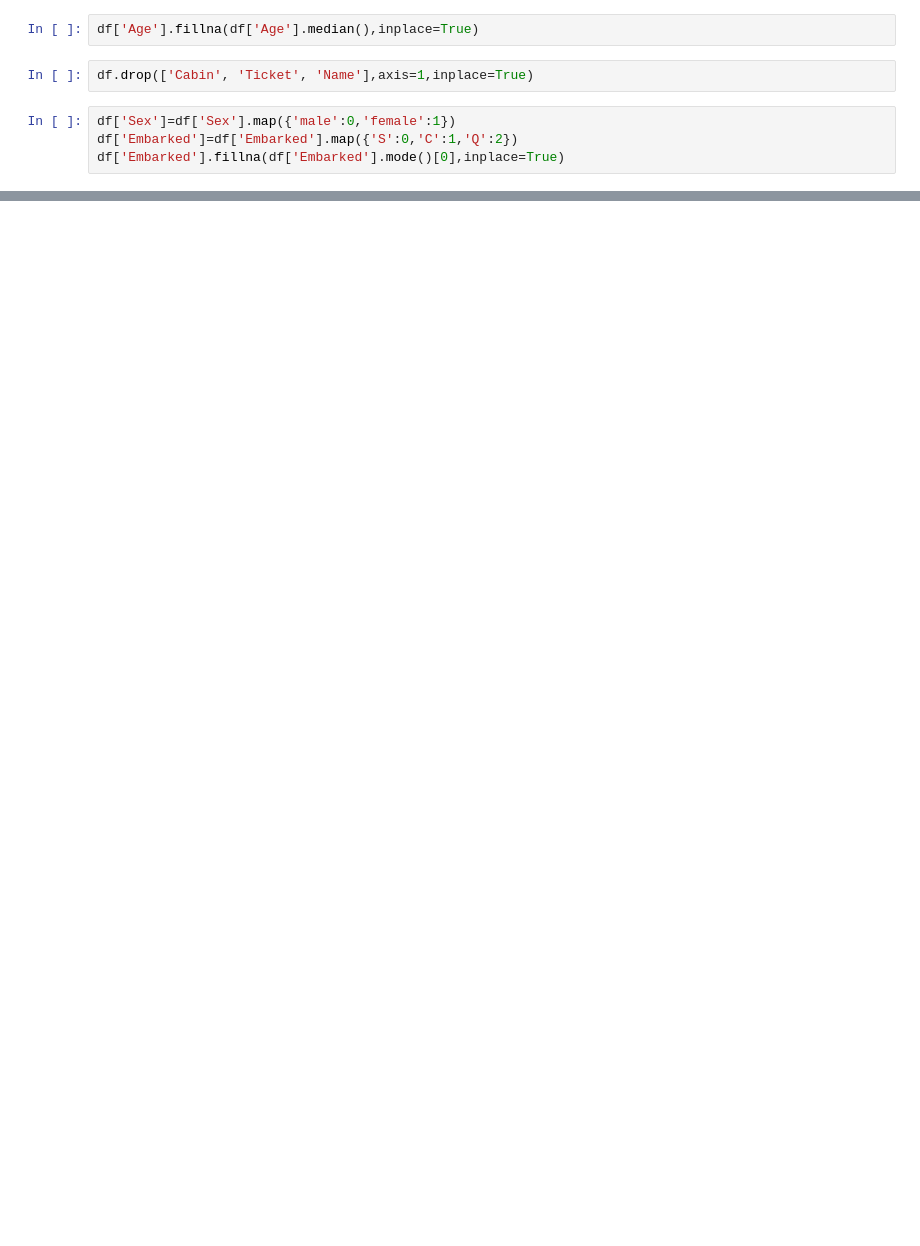
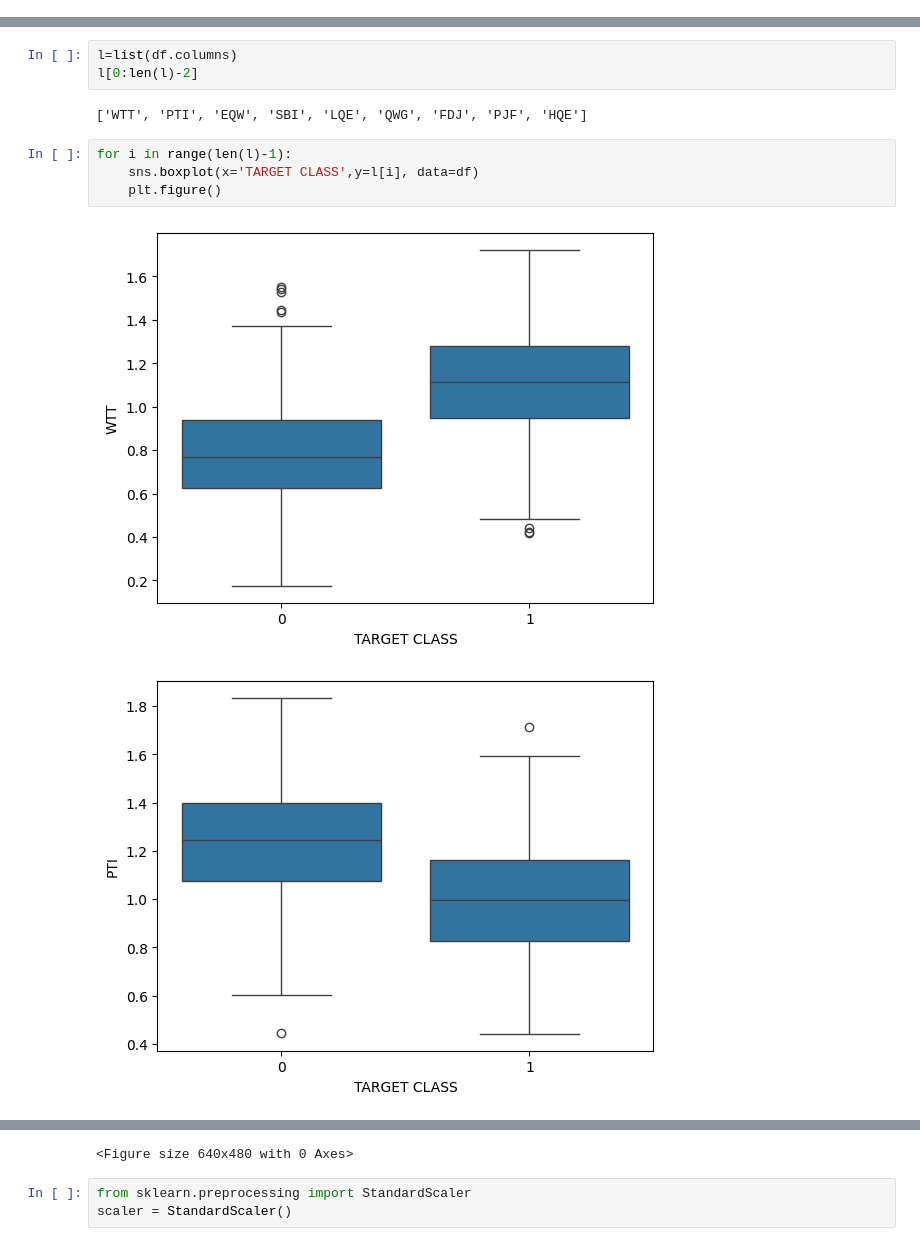
Before and after one commit to Aishwaryakonkala/AIML-24-25, a Jupyter notebook: lab_6.ipynb, the cells around one changed output, grey strips where cells are left out. Cells and saved outputs as stored; diff of their text form; blank space fills up the shorter version.

```diff
--- a/lab_6.ipynb
+++ b/lab_6.ipynb
@@ -59,8 +18,0 @@ plt.show()
-# %%
-df['Age'].fillna(df['Age'].median(),inplace=True)
-# %%
-df.drop(['Cabin', 'Ticket', 'Name'],axis=1,inplace=True)
-# %%
-df['Sex']=df['Sex'].map({'male':0,'female':1})
-df['Embarked']=df['Embarked'].map({'S':0,'C':1,'Q':2})
-df['Embarked'].fillna(df['Embarked'].mode()[0],inplace=True)
@@ -66,0 +52,12 @@ df['Embarked'].fillna(df['Embarked'].mode()[0],inplace=True)
+# %%
+l=list(df.columns)
+l[0:len(l)-2]
+# %% [output]
+['WTT', 'PTI', 'EQW', 'SBI', 'LQE', 'QWG', 'FDJ', 'PJF', 'HQE']
+# %%
+for i in range(len(l)-1):
+    sns.boxplot(x='TARGET CLASS',y=l[i], data=df)
+    plt.figure()
+# %% [output]
+[figure, added]
+[figure, added]
@@ -66,0 +72,4 @@ df['Embarked'].fillna(df['Embarked'].mode()[0],inplace=True)
+<Figure size 640x480 with 0 Axes>
+# %%
+from sklearn.preprocessing import StandardScaler
+scaler = StandardScaler()
```
Also changed, not shown: parts of 22 cells of this notebook.
